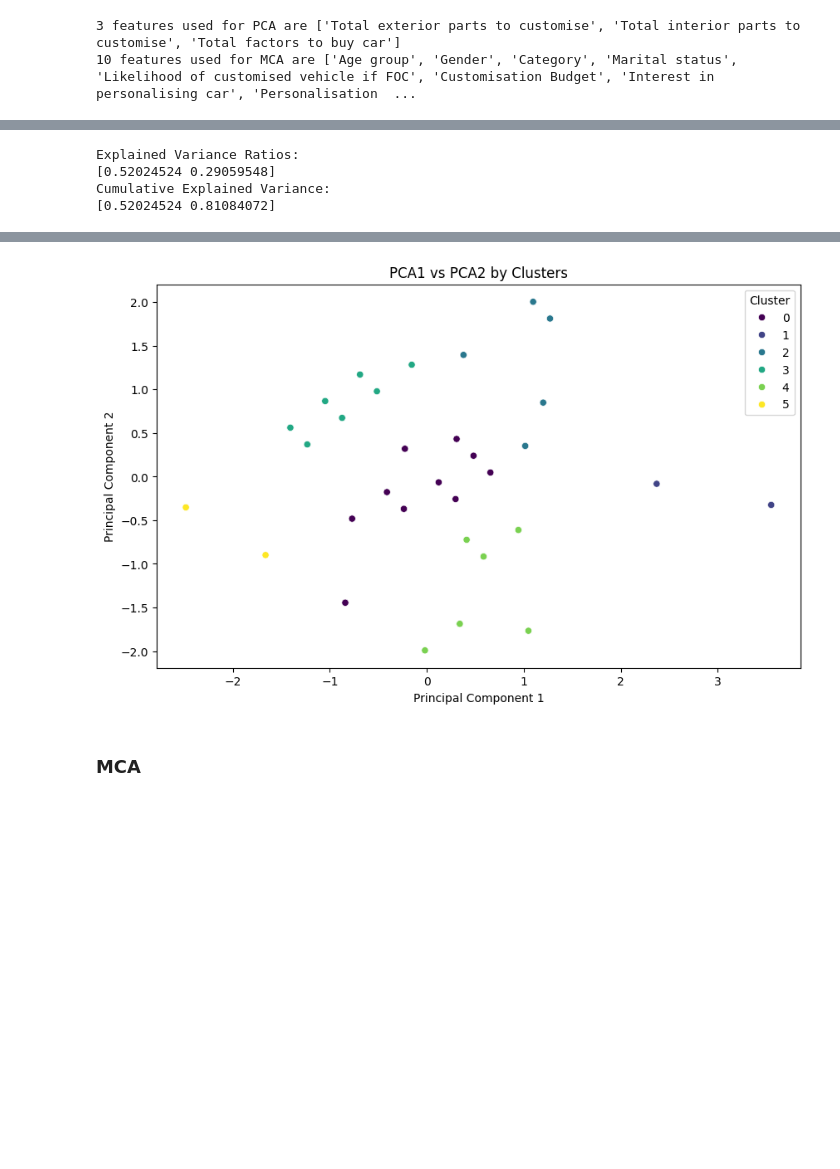
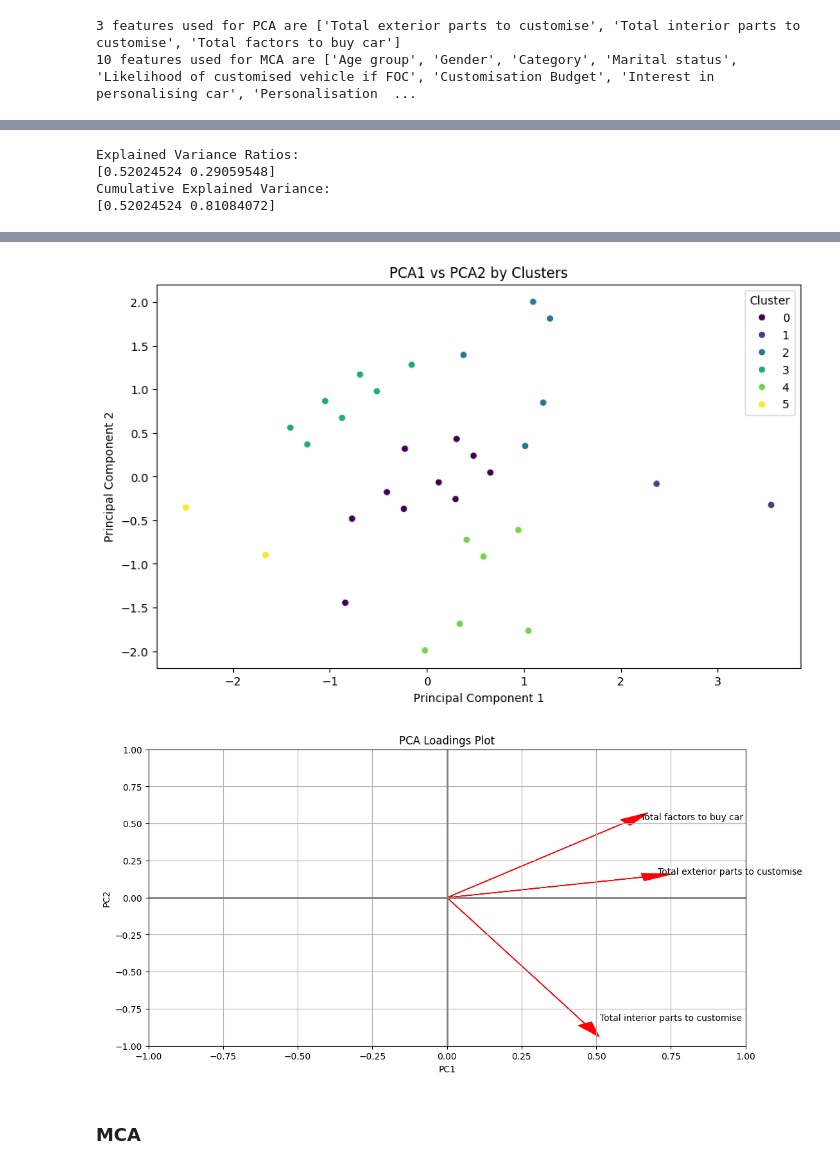
Before and after one commit to Rzi98/MA4829-AY23-24-S2, a Jupyter notebook: src/pca.ipynb, the cells around one changed output, grey strips where cells are left out. Saved outputs shown, nothing was run; the diff lists cells and outputs as text; code cells hidden in the pictures; blank space fills up the shorter version.

Commit message:
added loading weights/contributions for each columns

```diff
--- a/src/pca.ipynb
+++ b/src/pca.ipynb
@@ -132,33 +134,53 @@ df['cluster_label'] = kmeans.fit_predict(pca_result[:, :2])
 # Print explained variance ratios
 print("Explained Variance Ratios:")
 print(pca.explained_variance_ratio_)
 print("Cumulative Explained Variance:")
 print(pca.explained_variance_ratio_.cumsum())
 
 # Plot Cumulative Explained Variance
 plt.figure(figsize=(10, 6))
 plt.plot(range(1, len(pca.explained_variance_ratio_)+1), pca.explained_variance_ratio_.cumsum(), marker='o', linestyle='--')
 plt.title('Explained Variance by Components')
 plt.xlabel('Number of Components')
 plt.ylabel('Cumulative Explained Variance')
 plt.show()
 
 # Plot PCA1 vs PCA2
 plt.figure(figsize=(10, 6))
 sns.scatterplot(x=pca_result[:, 0], y=pca_result[:, 1], hue=df['cluster_label'], palette='viridis')
 plt.title('PCA1 vs PCA2 by Clusters')
 plt.xlabel('Principal Component 1')
 plt.ylabel('Principal Component 2')
 plt.legend(title='Cluster')
 plt.show()
+
+loadings = pca.components_.T
+loading_matrix = pd.DataFrame(loadings, columns=['PC1', 'PC2'], index=df[pca_cols].columns)
+
+fig, ax = plt.subplots(figsize=(12, 6))
+for i, v in enumerate(loading_matrix.values):
+    ax.arrow(0, 0, v[0], v[1],
+             head_width=0.05, head_length=0.1, linestyle='-', color='red')
+    ax.text(v[0] + 0.05, v[1] + 0.02, loading_matrix.index[i], color='black')
+
+plt.xlabel('PC1')
+plt.ylabel('PC2')
+plt.grid()
+plt.xlim(-1, 1)
+plt.ylim(-1, 1)
+plt.axhline(0, color='grey', lw=2)
+plt.axvline(0, color='grey', lw=2)
+plt.title('PCA Loadings Plot')
+plt.show()
 # %% [output]
 [figure]
 Explained Variance Ratios:
 [0.52024524 0.29059548]
 Cumulative Explained Variance:
 [0.52024524 0.81084072]
 [figure]
 [figure]
+[figure, added]
 # %% [markdown]
 ### **MCA**
 # %%
```
Also changed, not shown: parts of 7 cells of this notebook.
